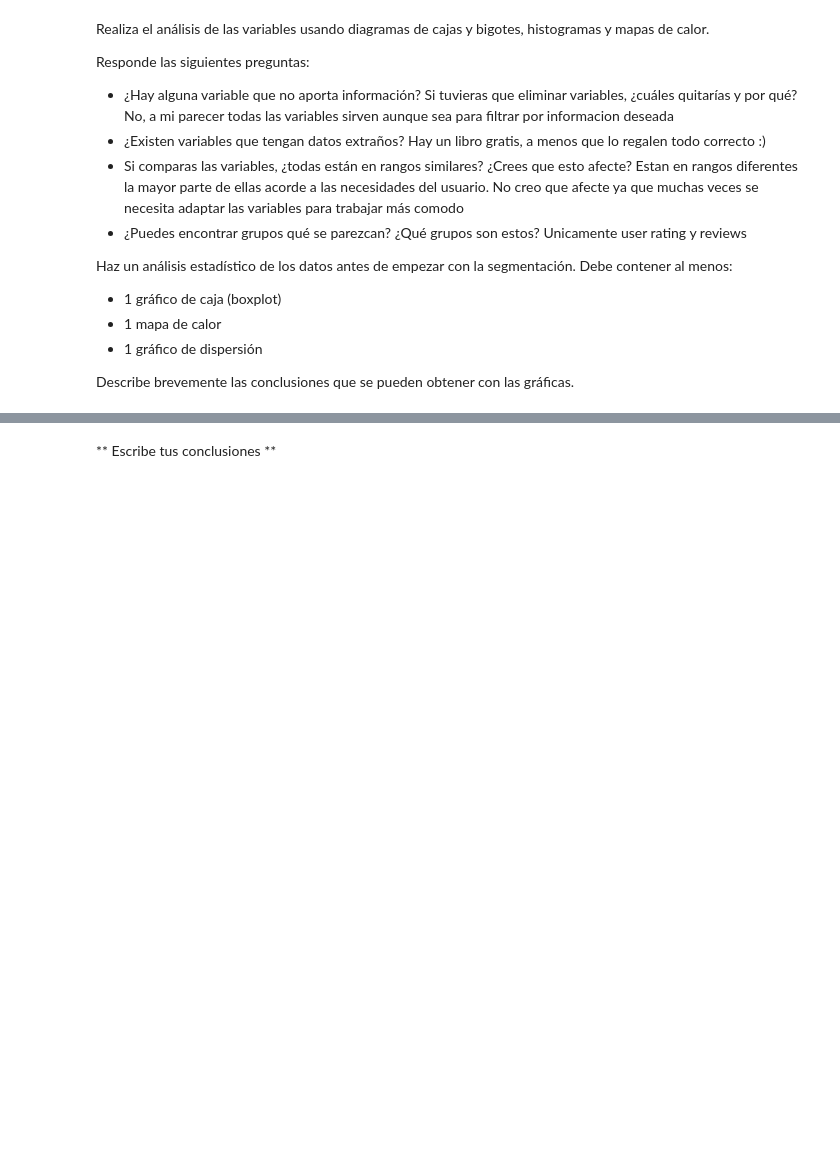
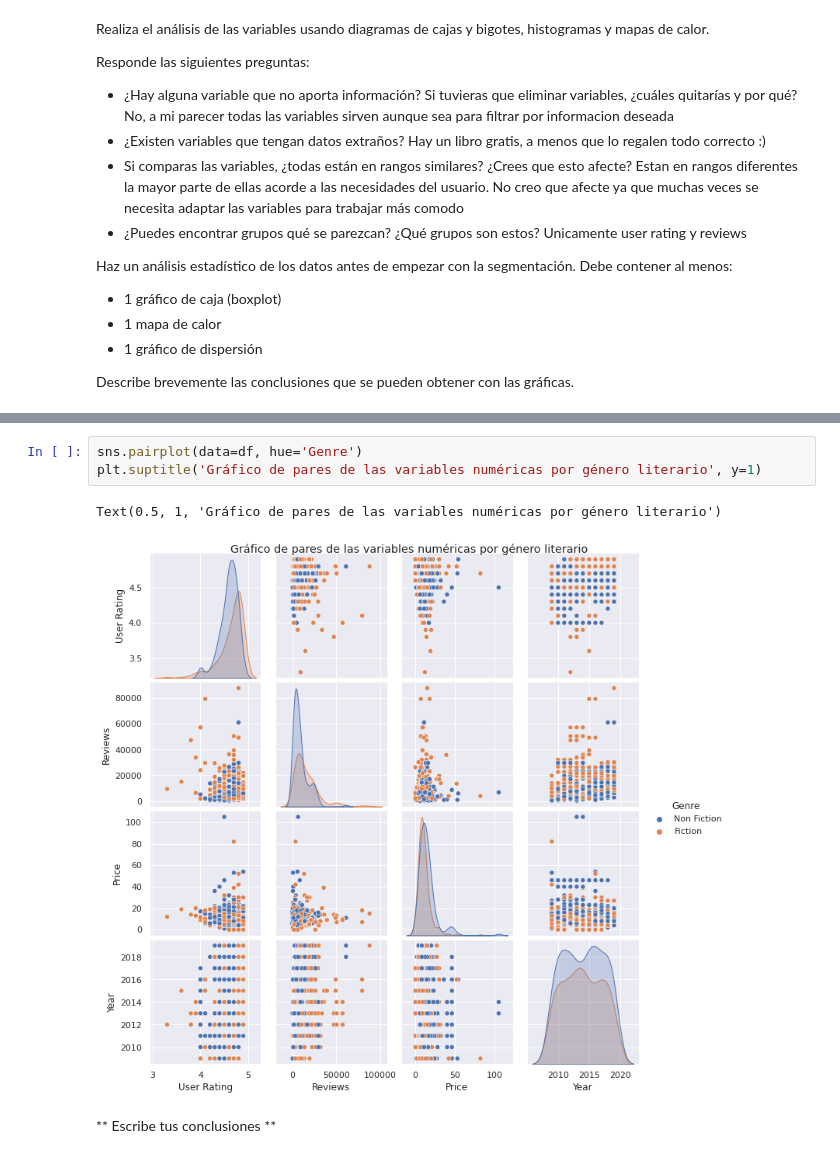
Before and after one commit to A01352033/El-arte-de-la-analitica, a Jupyter notebook: Actividad9.2/09_2_actividad_k_means.ipynb, the cells around one changed output, grey strips where cells are left out. Cells and saved outputs as stored; diff of their text form; blank space fills up the shorter version.

```diff
--- a/Actividad9.2/09_2_actividad_k_means.ipynb
+++ b/Actividad9.2/09_2_actividad_k_means.ipynb
@@ -132,3 +150,9 @@ Describe brevemente las conclusiones que se pueden obtener con las gráficas.
+# %%
+sns.pairplot(data=df, hue='Genre')
+plt.suptitle('Gráfico de pares de las variables numéricas por género literario', y=1)
+# %% [output]
+Text(0.5, 1, 'Gráfico de pares de las variables numéricas por género literario')
+[figure, added]
 # %% [markdown]
 ** Escribe tus conclusiones **
 # %% [markdown]
```
Also changed, not shown: parts of 6 cells of this notebook, 1 other file.
